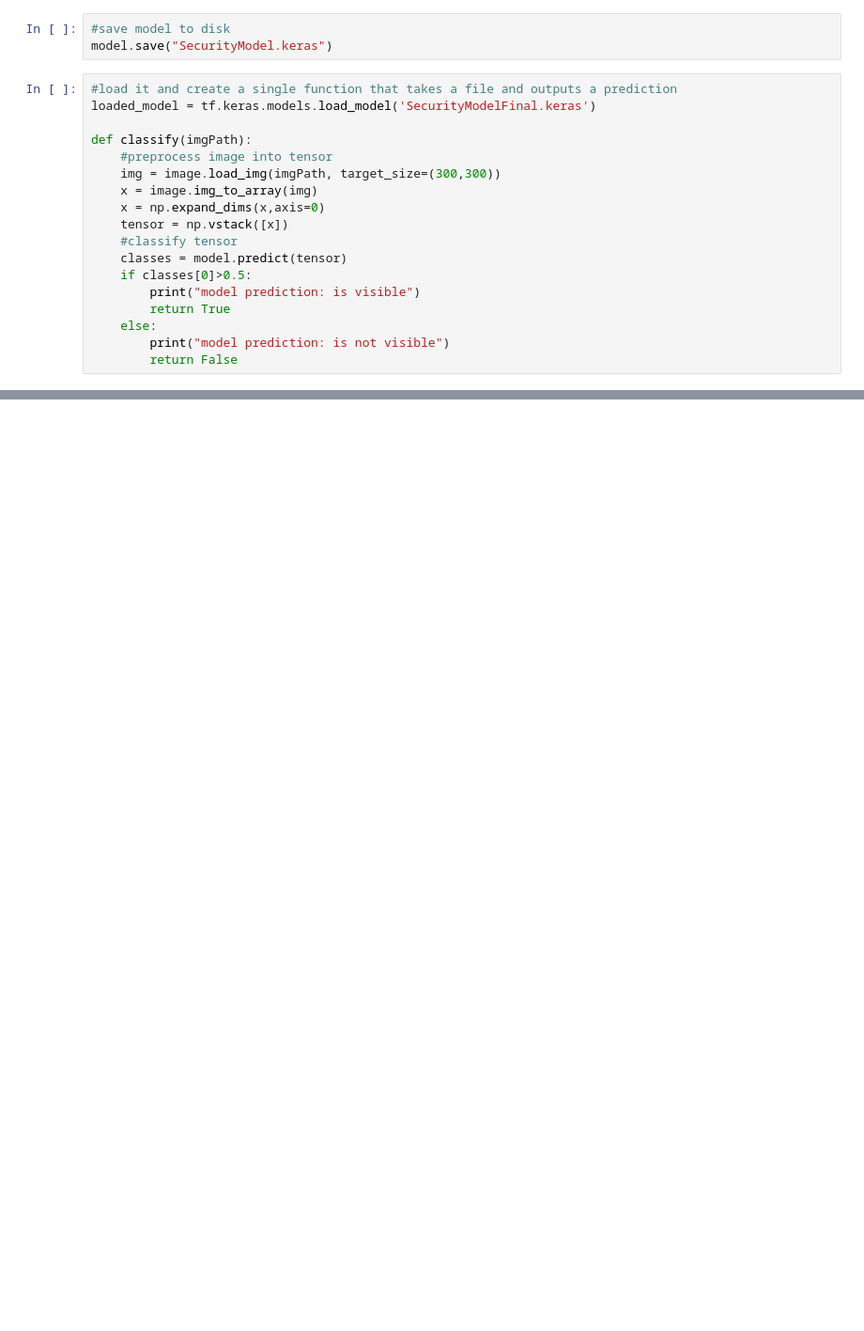
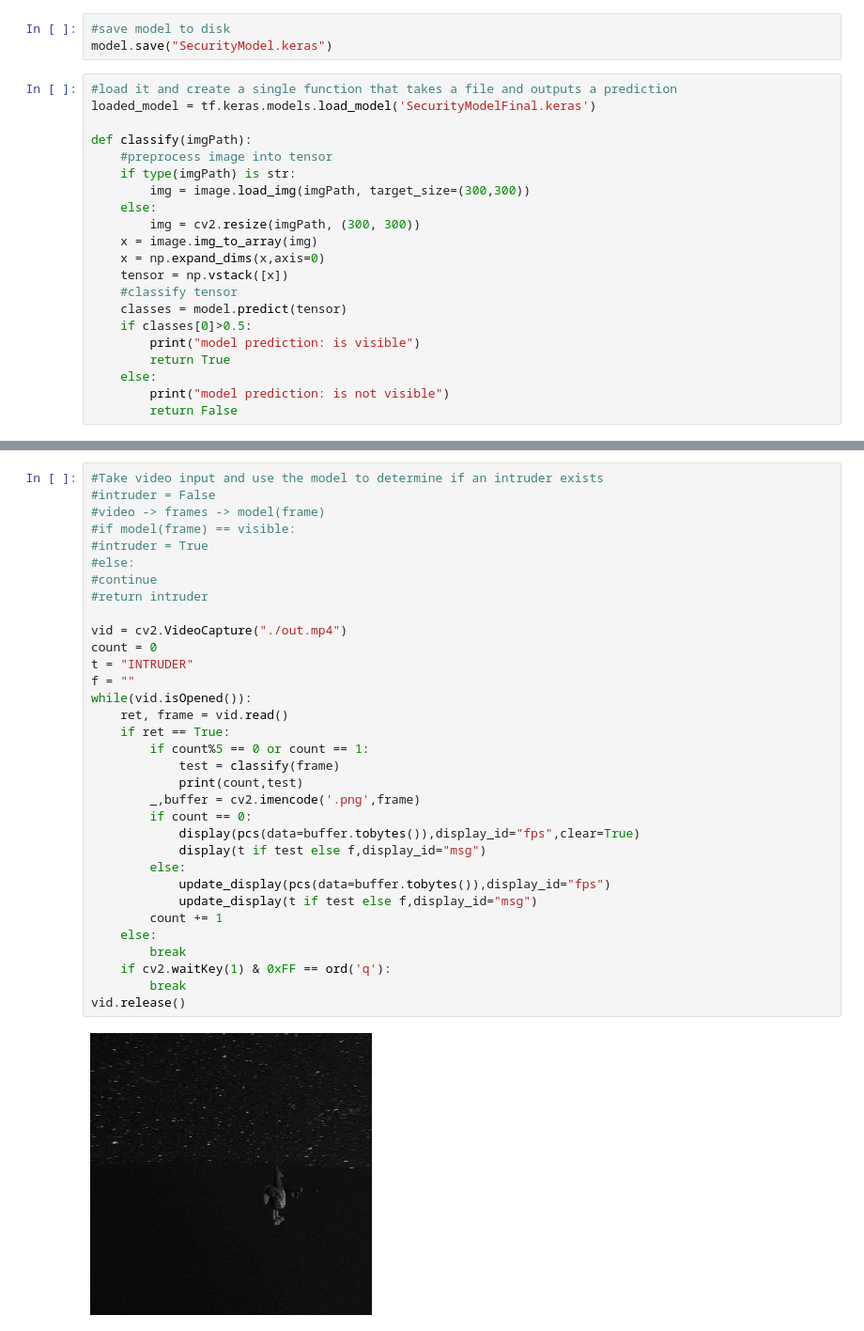
Before and after one commit to azaansundrani/Security-System, a Jupyter notebook: convolution_security_nn.ipynb, the cells around one changed output, grey strips where cells are left out. Shown at 94% size. Drawn from its saved outputs; the diff is of its cells as text; blank space fills up the shorter version.

Commit message:
Uses classify(imgPath) to classify every 5 video frames

```diff
--- a/convolution_security_nn.ipynb
+++ b/convolution_security_nn.ipynb
@@ -117,7 +145,10 @@ loaded_model = tf.keras.models.load_model('SecurityModelFinal.keras')
 
 def classify(imgPath):
     #preprocess image into tensor
-    img = image.load_img(imgPath, target_size=(300,300))
+    if type(imgPath) is str:
+        img = image.load_img(imgPath, target_size=(300,300))
+    else:
+        img = cv2.resize(imgPath, (300, 300))
     x = image.img_to_array(img)
     x = np.expand_dims(x,axis=0)
     tensor = np.vstack([x])
@@ -135,0 +173,35 @@ classify("custom/not_visible/5.png")
+# %%
+#Take video input and use the model to determine if an intruder exists
+#intruder = False
+#video -> frames -> model(frame)
+#if model(frame) == visible:
+#intruder = True
+#else:
+#continue
+#return intruder
+
+vid = cv2.VideoCapture("./out.mp4")
+count = 0
+t = "INTRUDER"
+f = ""
+while(vid.isOpened()):
+    ret, frame = vid.read()
+    if ret == True:
+        if count%5 == 0 or count == 1:
+            test = classify(frame)
+            print(count,test)
+        _,buffer = cv2.imencode('.png',frame)
+        if count == 0:
+            display(pcs(data=buffer.tobytes()),display_id="fps",clear=True)
+            display(t if test else f,display_id="msg")
+        else:
+            update_display(pcs(data=buffer.tobytes()),display_id="fps")
+            update_display(t if test else f,display_id="msg")
+        count += 1
+    else:
+        break
+    if cv2.waitKey(1) & 0xFF == ord('q'):
+        break
+vid.release()
+# %% [output]
+[figure, added]
```
Also changed, not shown: parts of 8 cells of this notebook.
